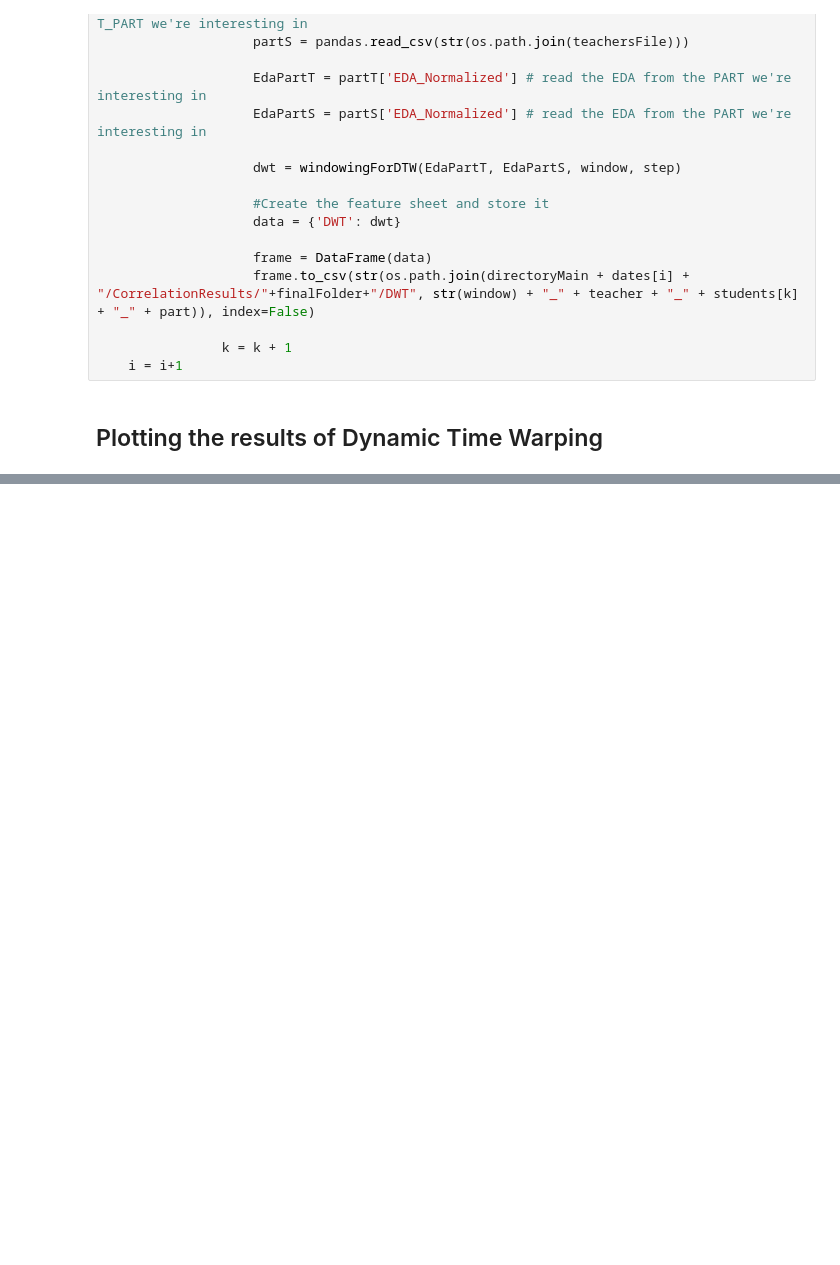
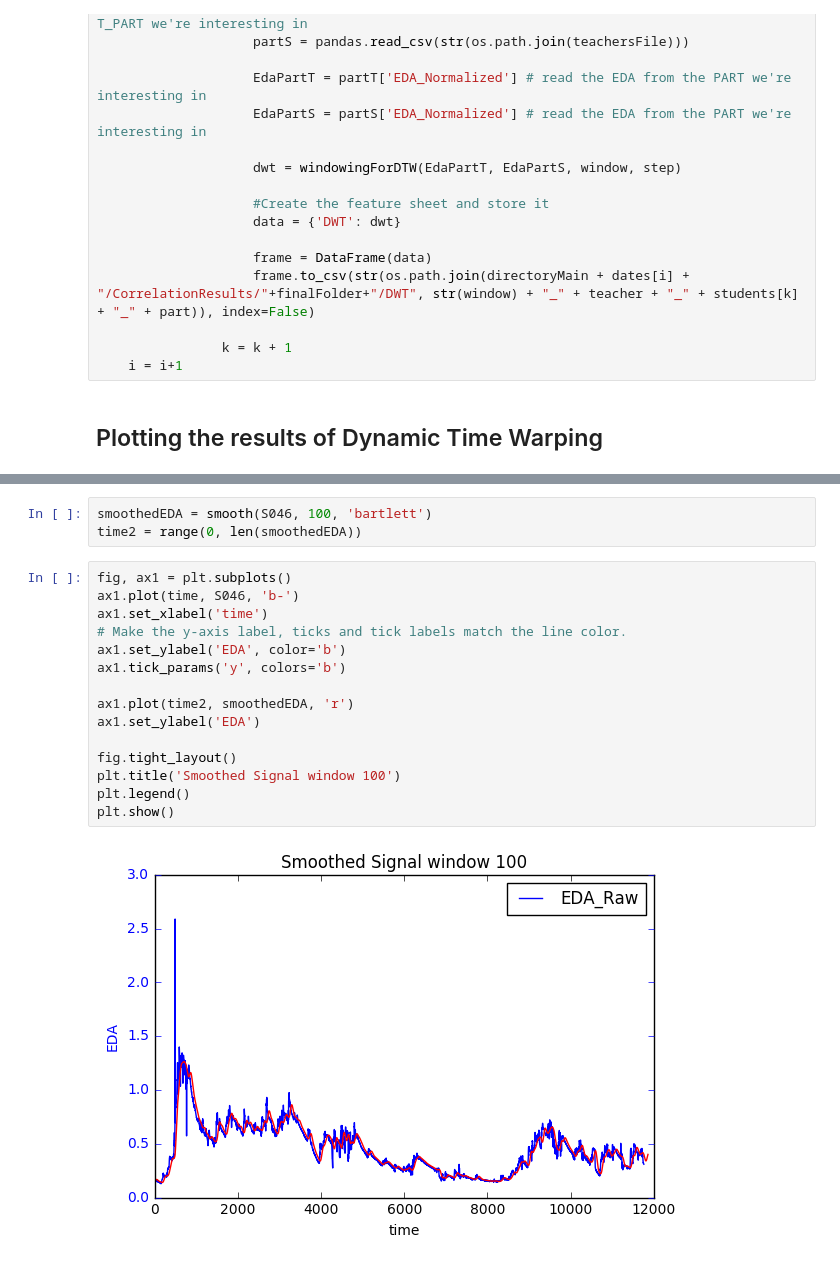
Before and after one commit to shkurtagashi/teacher-student-data-analysis, a Jupyter notebook: EDA-Analysis-Functions2-Latest.ipynb, the cells around one changed output, grey strips where cells are left out. Cells and saved outputs as stored; diff of their text form; blank space fills up the shorter version.

```diff
--- a/EDA-Analysis-Functions2-Latest.ipynb
+++ b/EDA-Analysis-Functions2-Latest.ipynb
@@ -1427,0 +1588,20 @@ array([ 1453.43429637])
+# %%
+smoothedEDA = smooth(S046, 100, 'bartlett')
+time2 = range(0, len(smoothedEDA))
+# %%
+fig, ax1 = plt.subplots()
+ax1.plot(time, S046, 'b-')
+ax1.set_xlabel('time')
+# Make the y-axis label, ticks and tick labels match the line color.
+ax1.set_ylabel('EDA', color='b')
+ax1.tick_params('y', colors='b')
+
+ax1.plot(time2, smoothedEDA, 'r')
+ax1.set_ylabel('EDA')
+
+fig.tight_layout()
+plt.title('Smoothed Signal window 100')
+plt.legend()
+plt.show()
+# %% [output]
+[figure, added]
```
Also changed, not shown: parts of 23 cells of this notebook.
